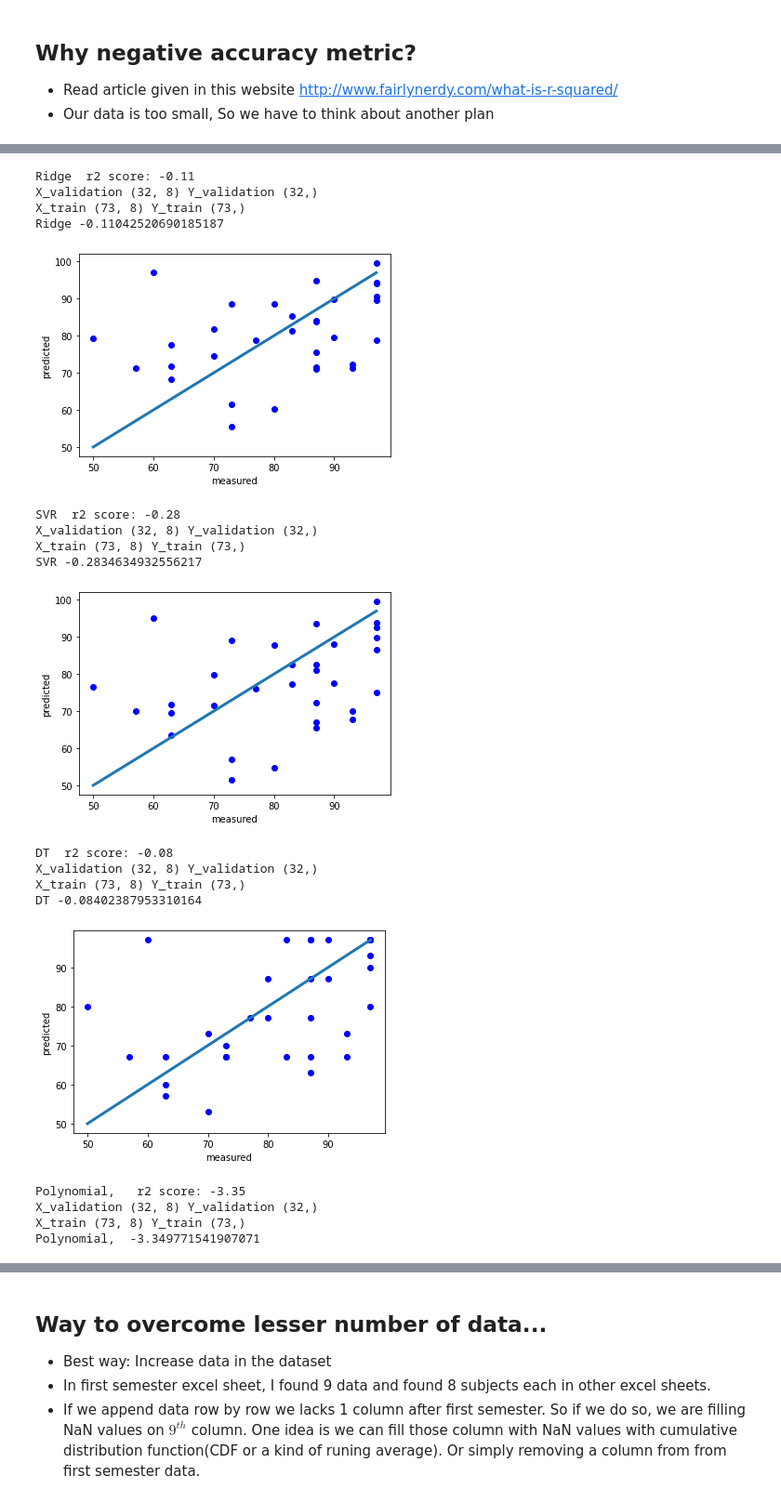
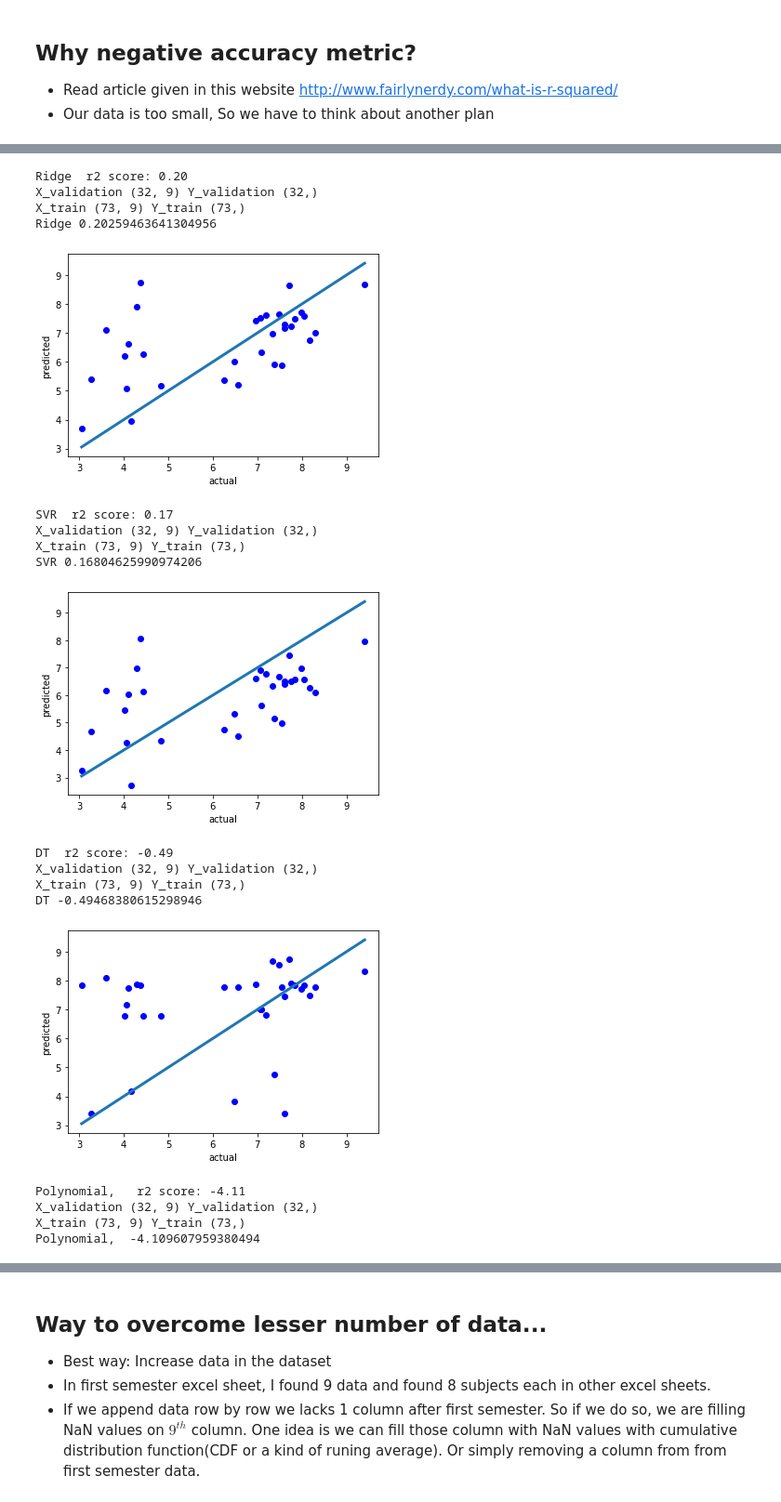
Before and after one commit to arunksoman/GPA_Prediction, a Jupyter notebook: GPA_Calculation.ipynb, the cells around one changed output, grey strips where cells are left out. Shown: that part at 93% size. Drawn from its saved outputs; the diff is of its cells as text; code cells hidden in the pictures.

```diff
--- a/GPA_Calculation.ipynb
+++ b/GPA_Calculation.ipynb
@@ -343,7 +343,7 @@ array.shape
 # %%
 # As we said earlier Training data do not contains any headers or target values
 # So just slice the numpy array
-X = array[:,0:8]
+X = array[:,0:9]
 print(X.shape)
 # checking whether everything working fine by taking fist row of our data
 X[0]
@@ -353,5 +353,5 @@ array([57.5, 52.5, 75. , 47. , 72.5, 57. , 50. , 42.5])
 # %%
 # Then create our test data. Test data contains only target values
-Y = array[:,8]
+Y = array[:,9]
 # checking whether everything working fine by printing target column
-# Y
+Y[0]
@@ -366,8 +368,8 @@ poly_model = Pipeline([('poly', PolynomialFeatures(degree=2)),
                   ('linear', LinearRegression(fit_intercept=False))])
 models = []
 models.append(('Linear', LinearRegression()))
-models.append(('Lasso', Lasso(alpha=70)))
-models.append(('Ridge', Ridge(alpha=70)))
+models.append(('Lasso', Lasso(alpha=0.1)))
+models.append(('Ridge', Ridge(alpha=10)))
 models.append(('SVR', LinearSVR()))
 models.append(('DT', DecisionTreeRegressor()))
 models.append(('Polynomial, ', poly_model))
@@ -393,7 +395,7 @@ for name, model in models:
     print(name, accuracy)
     plt.scatter(Y_validation, predicted, color='blue')
     plt.plot([Y_validation.min(), Y_validation.max()], [Y_validation.min(), Y_validation.max()], lw=3)
-    plt.xlabel('measured')
+    plt.xlabel('actual')
     plt.ylabel('predicted')
     plt.show()
 # %% [output]
@@ -410,19 +412,19 @@ Lasso 0.1284284301021571
-Ridge  r2 score: -0.11
-X_validation (32, 8) Y_validation (32,)
-X_train (73, 8) Y_train (73,)
-Ridge -0.11042520690185187
+Ridge  r2 score: 0.20
+X_validation (32, 9) Y_validation (32,)
+X_train (73, 9) Y_train (73,)
+Ridge 0.20259463641304956
-[figure, old version]
+[figure, new version]
-SVR  r2 score: -0.28
-X_validation (32, 8) Y_validation (32,)
-X_train (73, 8) Y_train (73,)
-SVR -0.2834634932556217
+SVR  r2 score: 0.17
+X_validation (32, 9) Y_validation (32,)
+X_train (73, 9) Y_train (73,)
+SVR 0.16804625990974206
-[figure, old version]
+[figure, new version]
-DT  r2 score: -0.08
-X_validation (32, 8) Y_validation (32,)
-X_train (73, 8) Y_train (73,)
-DT -0.08402387953310164
+DT  r2 score: -0.49
+X_validation (32, 9) Y_validation (32,)
+X_train (73, 9) Y_train (73,)
+DT -0.49468380615298946
-[figure, old version]
+[figure, new version]
-Polynomial,   r2 score: -3.35
-X_validation (32, 8) Y_validation (32,)
-X_train (73, 8) Y_train (73,)
-Polynomial,  -3.349771541907071
+Polynomial,   r2 score: -4.11
+X_validation (32, 9) Y_validation (32,)
+X_train (73, 9) Y_train (73,)
+Polynomial,  -4.109607959380494
```
Also changed, not shown: parts of 9 cells of this notebook, 4 other files.
